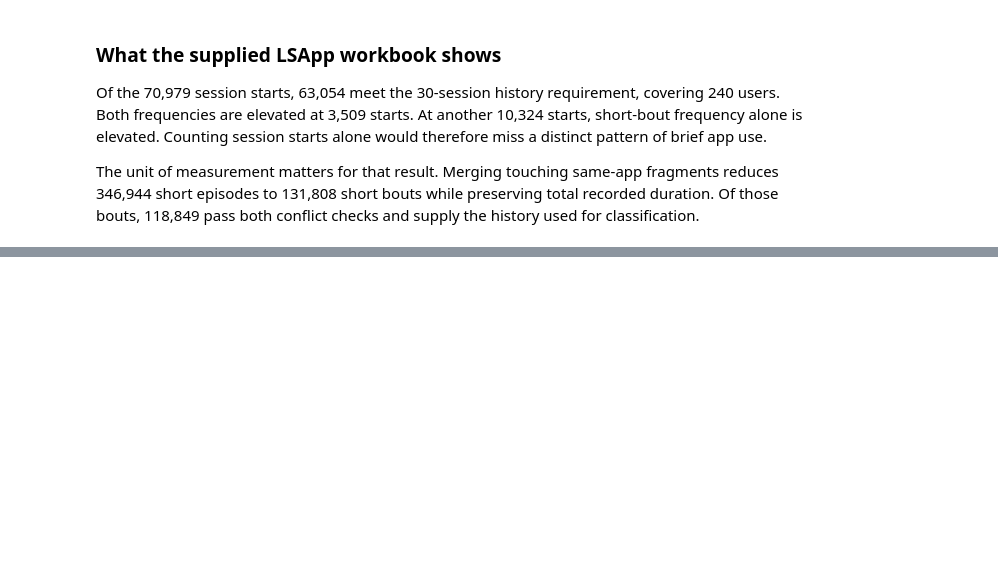
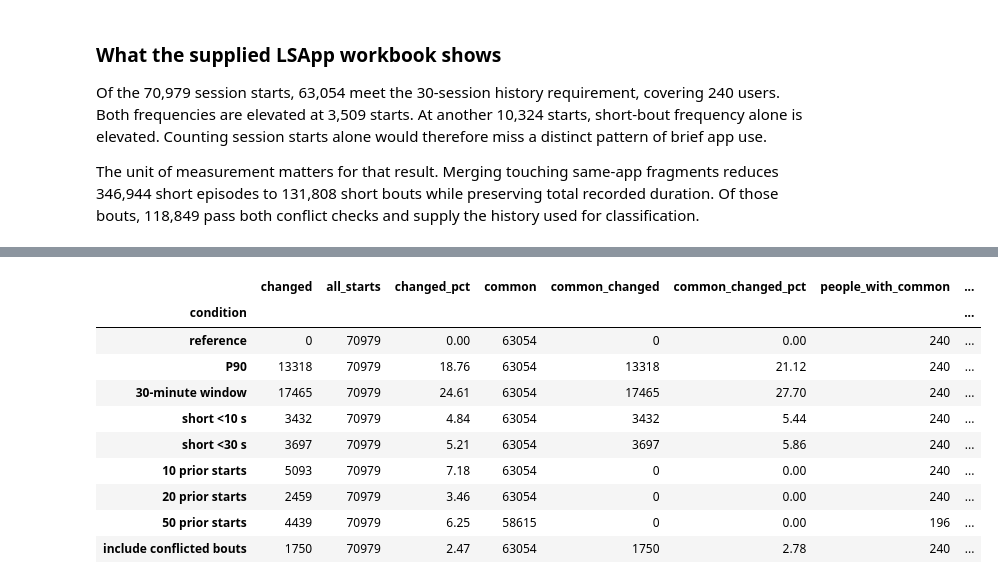
Before and after one commit to Ndaba31/Thesis, a Jupyter notebook: Notebooks/Research_Project_Objective_2_Guided.ipynb, the cells around one changed output, grey strips where cells are left out. Cells and saved outputs as stored; diff of their text form; code cells hidden in the pictures; blank space fills up the shorter version.

```diff
--- a/Notebooks/Research_Project_Objective_2_Guided.ipynb
+++ b/Notebooks/Research_Project_Objective_2_Guided.ipynb
@@ -938,0 +1359,80 @@ The unit of measurement matters for that result. Merging touching same-app fragm
+# %%
+def starts_before(decisions, minutes):
+    counts = np.zeros(len(decisions), dtype=int)
+    for positions in decisions.groupby("user_id", sort=False).indices.values():
+        starts = seconds_array(decisions.session_start.iloc[positions])
+        assert np.all(np.diff(starts) > 0)
+        counts[positions] = np.arange(len(starts)) - np.searchsorted(starts, starts - minutes*60)
+    return pd.Series(counts, index=decisions.index)
+
+def completions_before(bouts, decisions, minutes, seconds, include_conflicts):
+    selected = bouts.duration_seconds.between(0, seconds, inclusive="neither")
+    if not include_conflicts:
+        selected &= ~bouts.any_detected_conflict
+    times = {u: np.sort(seconds_array(g.end_time)) for u, g in bouts[selected].groupby("user_id")}
+    result = np.zeros(len(decisions), dtype=int)
+    for u, pos in decisions.groupby("user_id", sort=False).indices.items():
+        if u in times:
+            starts = seconds_array(decisions.session_start.iloc[pos])
+            ends = times[u]
+            result[pos] = np.searchsorted(ends, starts) - np.searchsorted(ends, starts - minutes*60)
+    return pd.Series(result, index=decisions.index)
+
+def historical_state(decisions, starts, shorts, q, warmup):
+    user = decisions.user_id
+    baselines = [s.groupby(user).transform(lambda v: v.shift().expanding(min_periods=10).quantile(q))
+                 for s in (starts, shorts)]
+    a, b = starts.gt(baselines[0]), shorts.gt(baselines[1])
+    enough = decisions.groupby("user_id").cumcount().ge(warmup)
+    labels = np.select([~enough, a & b, a, b],
+                       ["insufficient_history","both_elevated","session_only","short_bout_only"],
+                       default="neither_elevated")
+    return pd.Series(labels, index=decisions.index), baselines
+
+# (window minutes, upper short duration in seconds, percentile, warm-up, include conflicts)
+conditions = {"reference":(60,15,.75,30,False), "P90":(60,15,.90,30,False),
+              "30-minute window":(30,15,.75,30,False), "short <10 s":(60,10,.75,30,False),
+              "short <30 s":(60,30,.75,30,False), "10 prior starts":(60,15,.75,10,False),
+              "20 prior starts":(60,15,.75,20,False), "50 prior starts":(60,15,.75,50,False),
+              "include conflicted bouts":(60,15,.75,30,True)}
+participant_rows, sensitivity_rows = [], []
+primary = decision_features.engagement_pattern_p75
+for name, (w, limit, q, warm, flagged) in conditions.items():
+    starts = starts_before(decision_features,w)
+    shorts = completions_before(coded_bouts,decision_features,w,limit,flagged)
+    labels, limits = historical_state(decision_features, starts, shorts, q, warm)
+    if name == "reference":
+        assert starts.equals(decision_features.prior_sessions_60min) and shorts.equals(decision_features.prior_short_bouts_60min)
+        assert labels.equals(primary)
+        for calculated, col in zip(limits, ["baseline_sessions_p75","baseline_short_bouts_p75"]):
+            np.testing.assert_allclose(calculated, decision_features[col], equal_nan=True)
+    common = labels.ne("insufficient_history") & primary.ne("insufficient_history")
+    changed = labels.ne(primary)
+    measured = pd.DataFrame({"changed":changed, "common":common, "common_changed":changed & common,
+                             "user_id":decision_features.user_id})
+    by_person = measured.groupby("user_id").agg(starts=("changed","size"), changed=("changed","sum"),
+                                               common=("common","sum"), common_changed=("common_changed","sum"))
+    by_person["changed_pct"] = 100 * by_person.changed / by_person.starts
+    by_person["common_changed_pct"] = 100 * by_person.common_changed / by_person.common.where(by_person.common.gt(0))
+    participant_rows.append(by_person.assign(condition=name).reset_index())
+    sensitivity_rows.append({"condition":name, "changed":int(changed.sum()), "all_starts":len(labels),
+        "changed_pct":100*changed.mean(), "common":int(common.sum()), "common_changed":int((changed & common).sum()),
+        "common_changed_pct":100*changed[common].mean(), "people_with_common":int(by_person.common.gt(0).sum()),
+        "mean_person_pct":by_person.changed_pct.mean(), "median_person_pct":by_person.changed_pct.median(),
+        "mean_person_common_pct":by_person.common_changed_pct.mean()})
+sensitivity = pd.DataFrame(sensitivity_rows).set_index("condition")
+sensitivity_by_user = pd.concat(participant_rows,ignore_index=True)
+assert sensitivity.loc["reference","changed"] == 0
+display(sensitivity.round(2))
+# %% [output]
+|  | changed | all_starts | changed_pct | common | common_changed | common_changed_pct | people_with_common | ... |
+| condition |  |  |  |  |  |  |  | ... |
+| reference | 0 | 70979 | 0.00 | 63054 | 0 | 0.00 | 240 | ... |
+| P90 | 13318 | 70979 | 18.76 | 63054 | 13318 | 21.12 | 240 | ... |
+| 30-minute window | 17465 | 70979 | 24.61 | 63054 | 17465 | 27.70 | 240 | ... |
+| short <10 s | 3432 | 70979 | 4.84 | 63054 | 3432 | 5.44 | 240 | ... |
+| short <30 s | 3697 | 70979 | 5.21 | 63054 | 3697 | 5.86 | 240 | ... |
+| 10 prior starts | 5093 | 70979 | 7.18 | 63054 | 0 | 0.00 | 240 | ... |
+| 20 prior starts | 2459 | 70979 | 3.46 | 63054 | 0 | 0.00 | 240 | ... |
+| 50 prior starts | 4439 | 70979 | 6.25 | 58615 | 0 | 0.00 | 196 | ... |
+| include conflicted bouts | 1750 | 70979 | 2.47 | 63054 | 1750 | 2.78 | 240 | ... |
```
Also changed, not shown: parts of 39 cells of this notebook, 3 other files.
